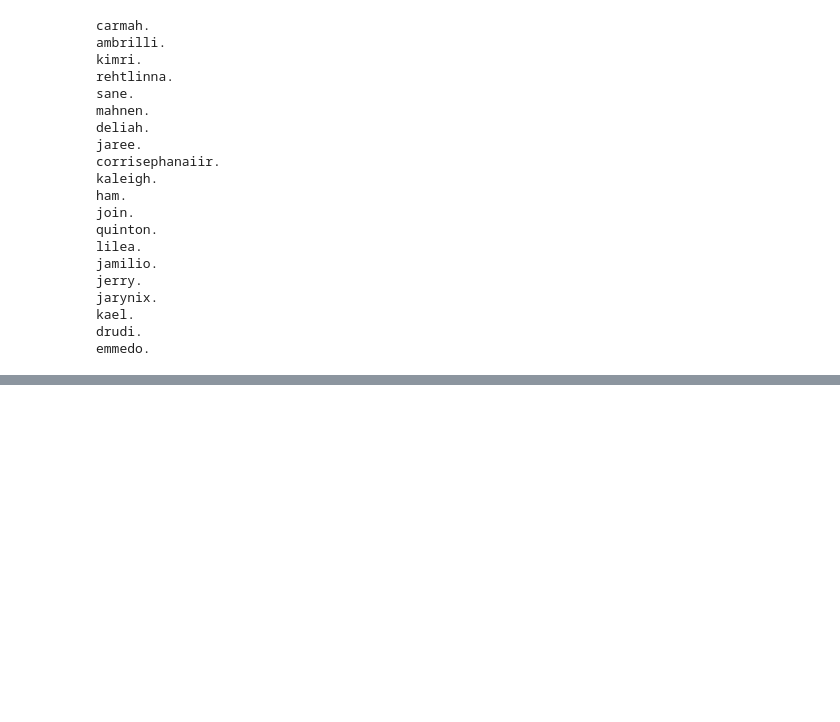
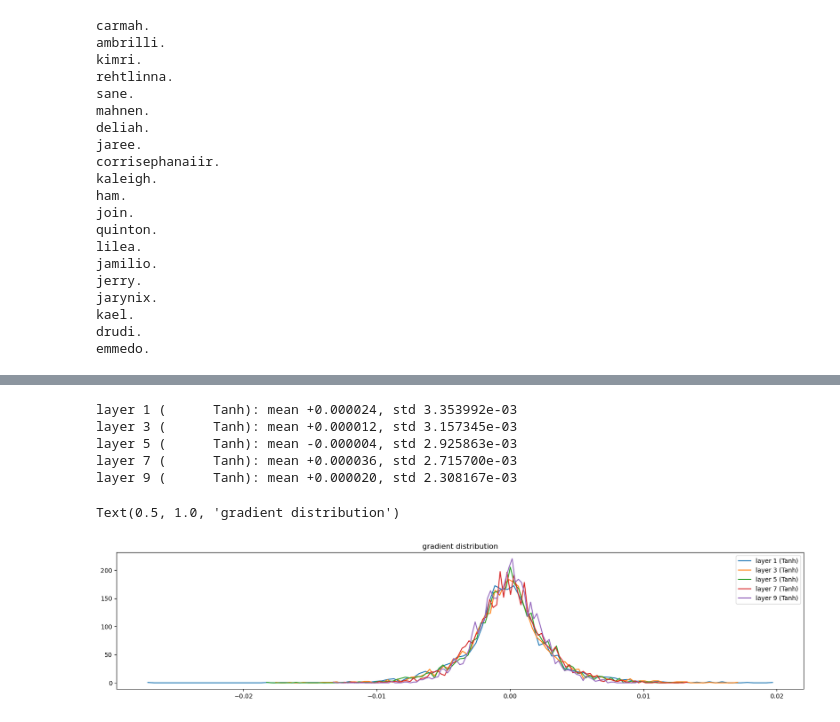
Before and after one commit to stefanhgm/makemore, a Jupyter notebook: makemore_part3_mlp2.ipynb, the cells around one changed output, grey strips where cells are left out. Saved outputs shown, nothing was run; the diff lists cells and outputs as text; code cells hidden in the pictures; blank space fills up the shorter version.

```diff
--- a/makemore_part3_mlp2.ipynb
+++ b/makemore_part3_mlp2.ipynb
@@ -307,0 +717,33 @@ emmedo.
+# %%
+# 2. visualize histograms of gradients
+plt.figure(figsize=(20, 4)) # width and height of the plot
+legends = []
+for i, layer in enumerate(layers[:-1]): # note: exclude the output layer
+    if isinstance(layer, Tanh):
+        t = layer.out.grad
+        print('layer %d (%10s): mean %+f, std %e' % (i, layer.__class__.__name__, t.mean (), t.std()))
+        hy, hx = torch.histogram(t, density=True)
+        plt.plot(hx[:-1].detach(), hy.detach())
+        legends.append(f'layer {i} ({layer.__class__.__name__})')
+plt.legend(legends);
+plt.title('gradient distribution')
+
+# Analysis of gradients:
+# - For correct gain of 5/3 in Kaiming normalization: gradients fairly stable across layers
+# - For gain of 0.5: activations squased -> gradients get larger and larger in later layers -> exploding gradients
+# - For gain of 3: activations stretched -> gradients get smaller and smaller in later layers -> vanishing gradients
+
+# In general for observation of activations (forward pass) and gradients (backward pass):
+# - Want to have neither squashed nor stretched distributions
+# - If gain too small: activations squashed, gradients explode
+# - If gain too large: activations stretched, gradients vanish
+# => Due to this it used to be very hard to train deep networks
+# => Modern architectures (ResNets, Transformers etc.) along with normalization layers (BatchNorm, LayerNorm etc.) help a lot with this
+# %% [output]
+layer 1 (      Tanh): mean +0.000024, std 3.353992e-03
+layer 3 (      Tanh): mean +0.000012, std 3.157345e-03
+layer 5 (      Tanh): mean -0.000004, std 2.925863e-03
+layer 7 (      Tanh): mean +0.000036, std 2.715700e-03
+layer 9 (      Tanh): mean +0.000020, std 2.308167e-03
+Text(0.5, 1.0, 'gradient distribution')
+[figure, added]
```
Also changed, not shown: parts of 22 cells of this notebook.
